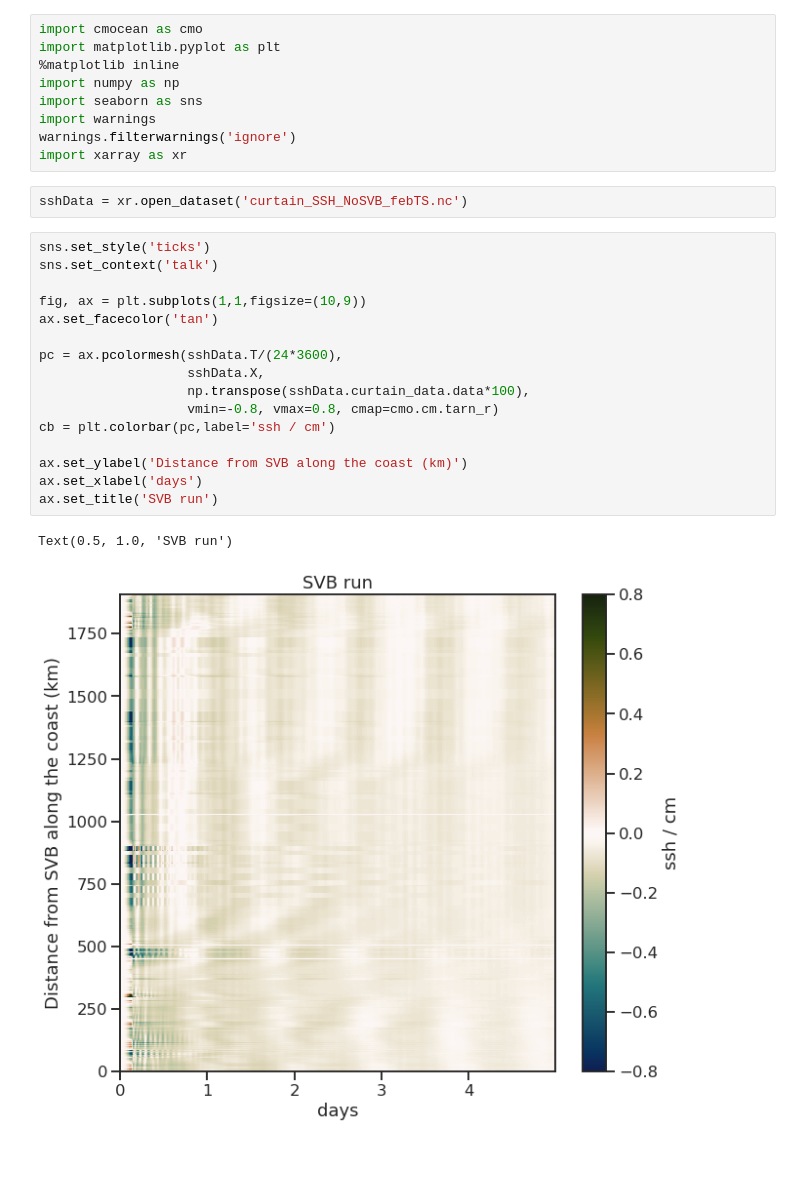
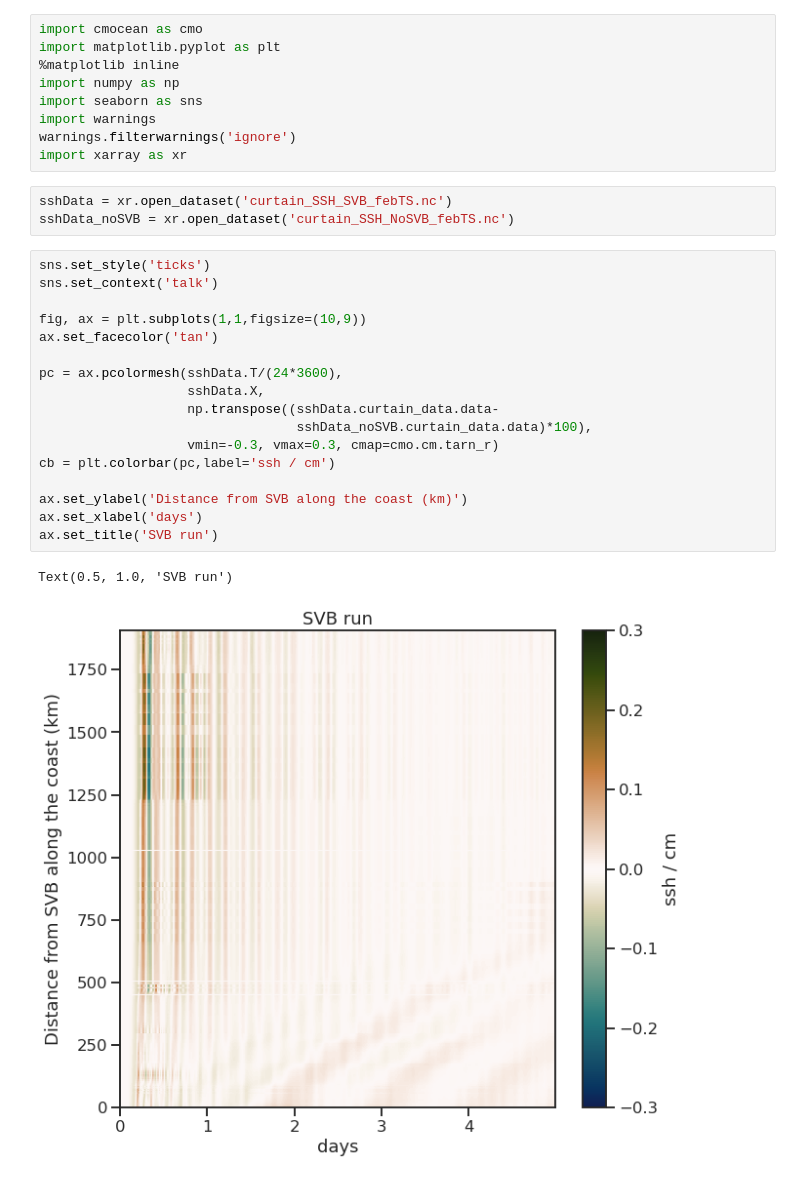
Before and after one commit to anakarinarm/notebooks_SVB, a Jupyter notebook: MITgcm/domain5/check_ncfile_curtainplot.ipynb, the cells around one changed output. Saved outputs shown, nothing was run; the diff lists cells and outputs as text.

```diff
--- a/MITgcm/domain5/check_ncfile_curtainplot.ipynb
+++ b/MITgcm/domain5/check_ncfile_curtainplot.ipynb
@@ -8,26 +8,28 @@ import warnings
 warnings.filterwarnings('ignore')
 import xarray as xr
 # %%
-sshData = xr.open_dataset('curtain_SSH_NoSVB_febTS.nc')
+sshData = xr.open_dataset('curtain_SSH_SVB_febTS.nc')
+sshData_noSVB = xr.open_dataset('curtain_SSH_NoSVB_febTS.nc')
 # %%
 sns.set_style('ticks')
 sns.set_context('talk')
 
 fig, ax = plt.subplots(1,1,figsize=(10,9))
 ax.set_facecolor('tan')
 
 pc = ax.pcolormesh(sshData.T/(24*3600),
                    sshData.X,
-                   np.transpose(sshData.curtain_data.data*100),
-                   vmin=-0.8, vmax=0.8, cmap=cmo.cm.tarn_r)
+                   np.transpose((sshData.curtain_data.data-
+                                 sshData_noSVB.curtain_data.data)*100),
+                   vmin=-0.3, vmax=0.3, cmap=cmo.cm.tarn_r)
 cb = plt.colorbar(pc,label='ssh / cm')
 
 ax.set_ylabel('Distance from SVB along the coast (km)')
 ax.set_xlabel('days')
 ax.set_title('SVB run')
 # %% [output]
 Text(0.5, 1.0, 'SVB run')
-[figure, old version]
+[figure, new version]
 # %%
 sshData
 # %% [output]
```
Also changed, not shown: parts of 5 cells of this notebook, 1 other file.
